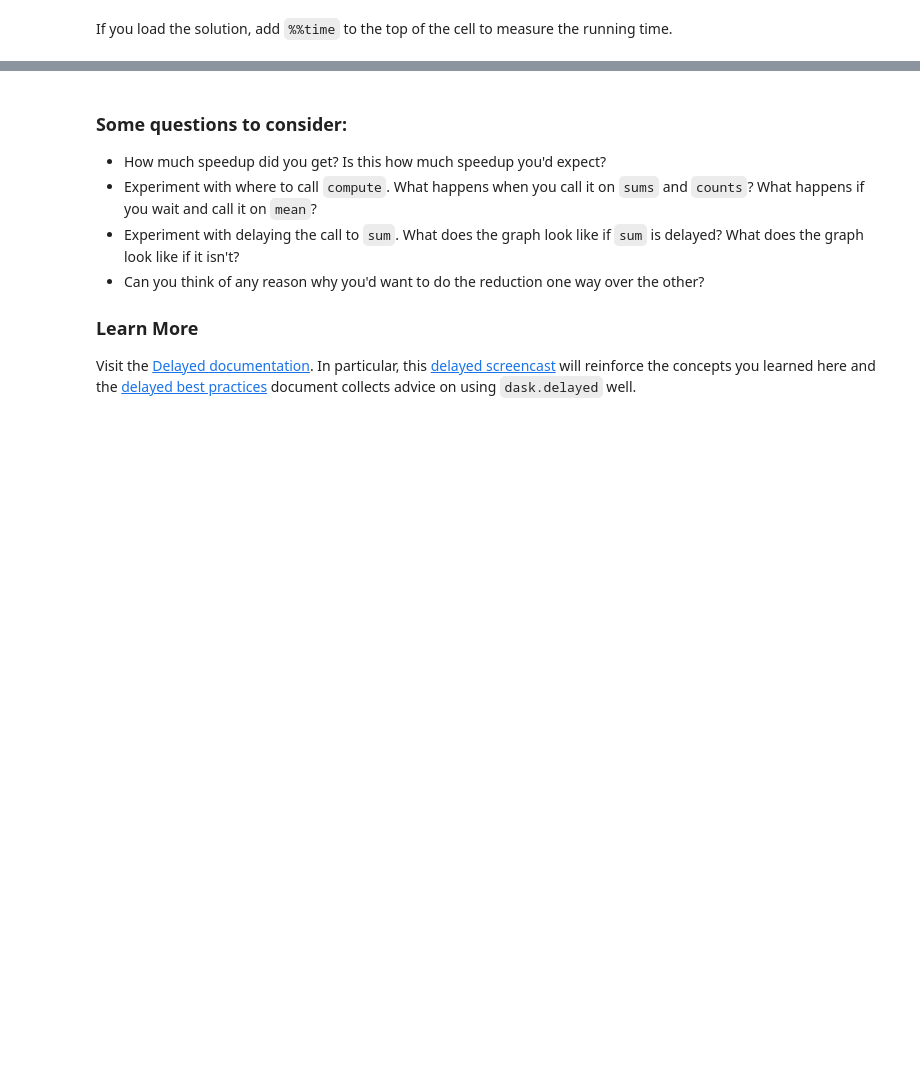
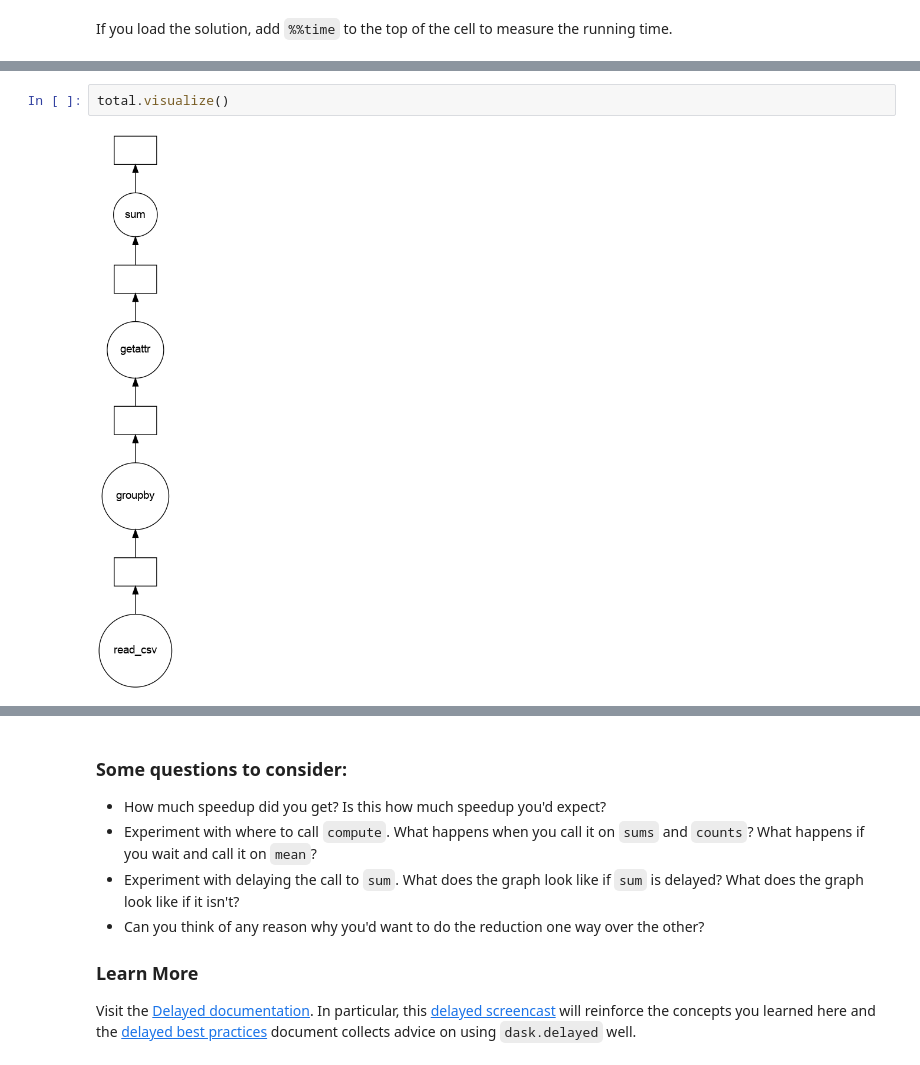
Before and after one commit to cindytsai/dask-tutorial, a Jupyter notebook: 01_dask.delayed.ipynb, the cells around one changed output, grey strips where cells are left out. Drawn from its saved outputs; the diff is of its cells as text; blank space fills up the shorter version.

```diff
--- a/01_dask.delayed.ipynb
+++ b/01_dask.delayed.ipynb
@@ -457,0 +578,4 @@ mean = total_delays / n_flights
+# %%
+total.visualize()
+# %% [output]
+[figure, added]
```
Also changed, not shown: parts of 22 cells of this notebook.
